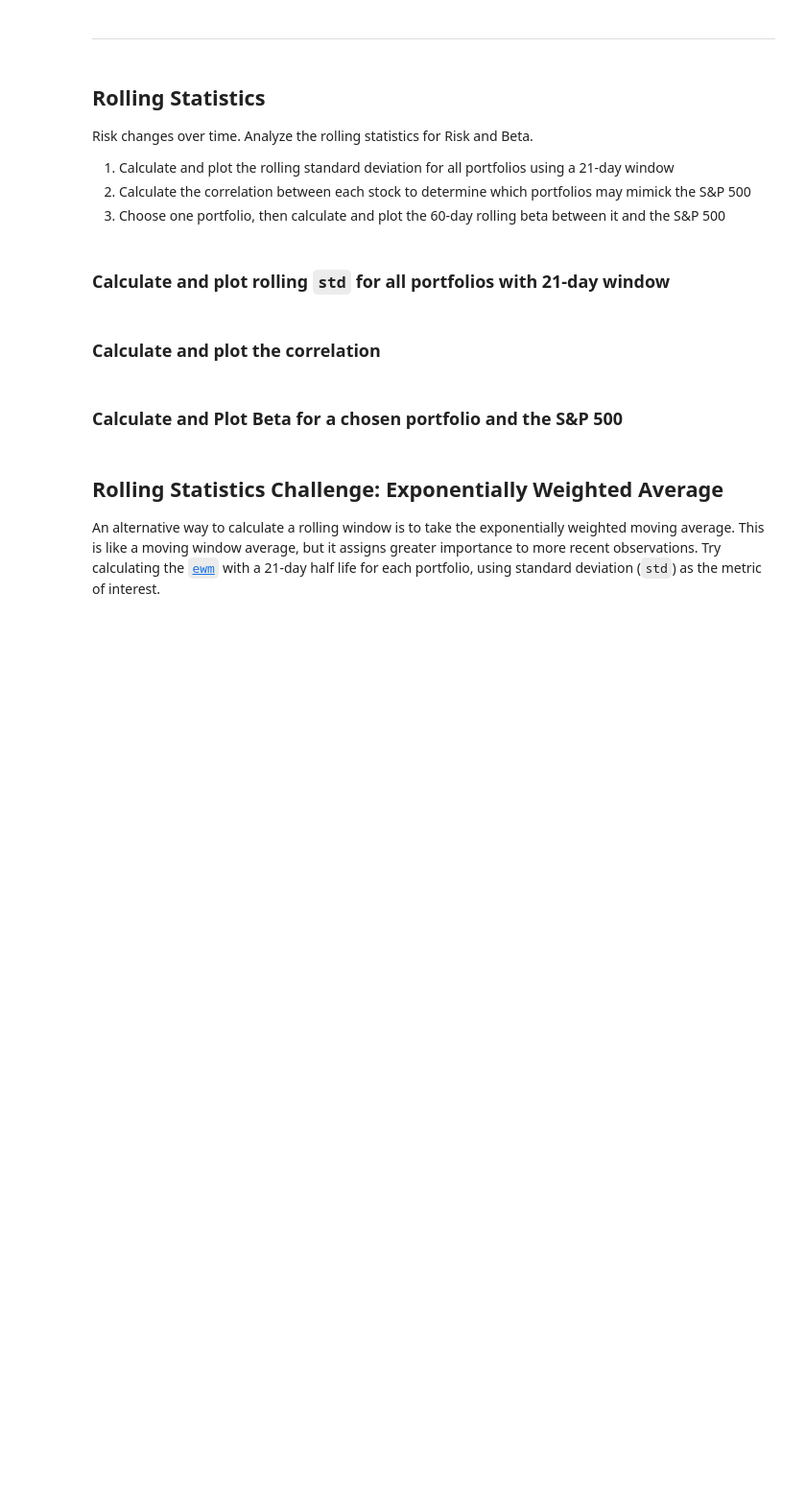
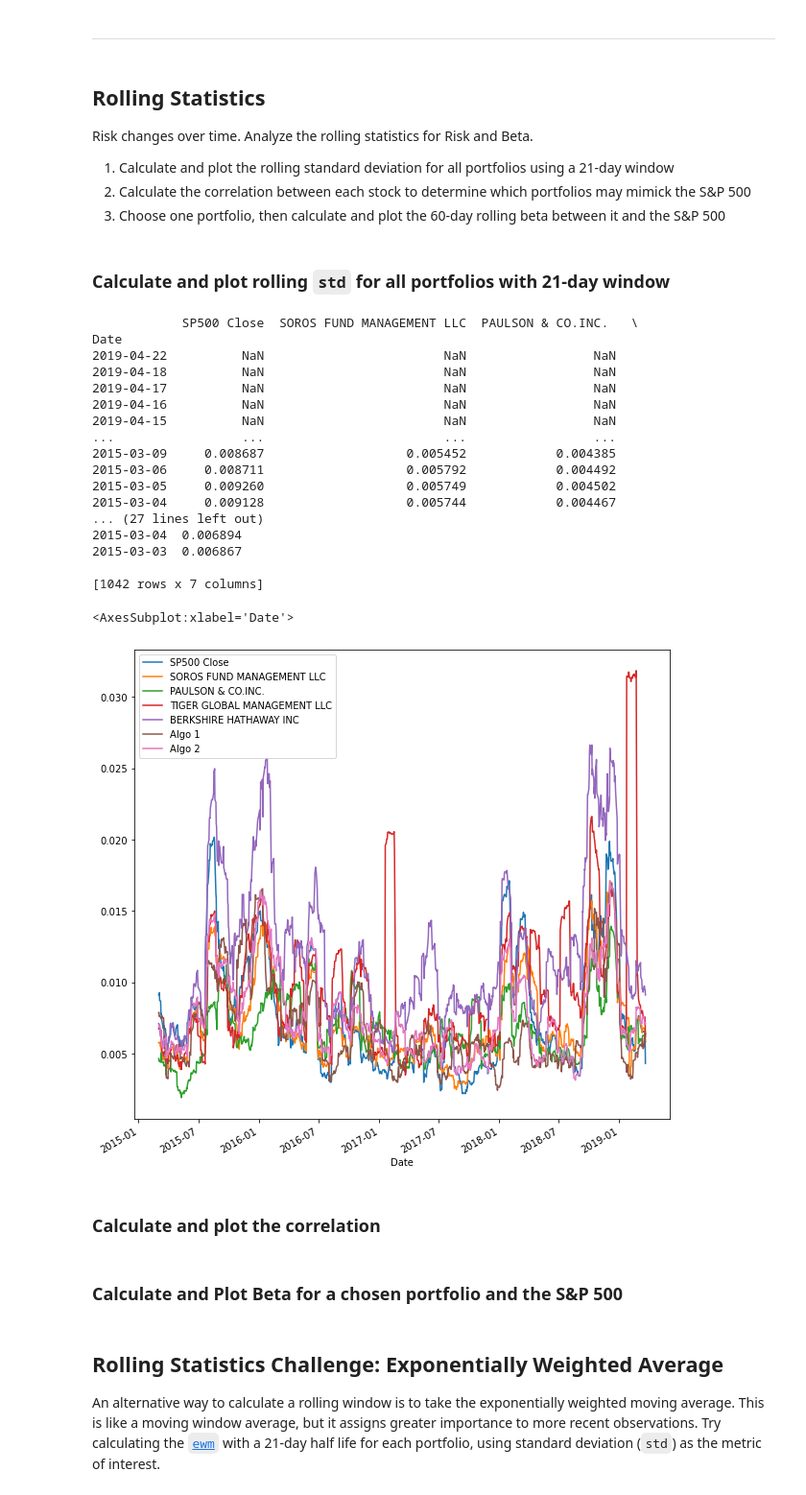
Before and after one commit to ChrisBaurkot/Portfolio-Return-Analysis, a Jupyter notebook: whale_analysis.ipynb, the cells around one changed output. Shown at 96% size. Cells and saved outputs as stored; diff of their text form; code cells hidden in the pictures; blank space fills up the shorter version.

Commit message:
Portfolio Return Updates

```diff
--- a/whale_analysis.ipynb
+++ b/whale_analysis.ipynb
@@ -296,8 +302,32 @@ Risk changes over time. Analyze the rolling statistics for Risk and Beta.
 ### Calculate and plot rolling `std` for all portfolios with 21-day window
 # %%
 # Calculate the rolling standard deviation for all portfolios using a 21-day window
+from numpy import std
 
+rolling_std = joined_returns.rolling(window=21).std()
+print(rolling_std)
 # Plot the rolling standard deviation
+rolling_std.plot(figsize=(10,10))
+# %% [output]
+            SP500 Close  SOROS FUND MANAGEMENT LLC  PAULSON & CO.INC.   \
+Date
+2019-04-22          NaN                        NaN                 NaN
+2019-04-18          NaN                        NaN                 NaN
+2019-04-17          NaN                        NaN                 NaN
+2019-04-16          NaN                        NaN                 NaN
+2019-04-15          NaN                        NaN                 NaN
+...                 ...                        ...                 ...
+2015-03-09     0.008687                   0.005452            0.004385
+2015-03-06     0.008711                   0.005792            0.004492
+2015-03-05     0.009260                   0.005749            0.004502
+2015-03-04     0.009128                   0.005744            0.004467
+... (27 lines left out)
+2015-03-04  0.006894
+2015-03-03  0.006867
+
+[1042 rows x 7 columns]
+<AxesSubplot:xlabel='Date'>
+[figure, added]
 # %% [markdown]
 ### Calculate and plot the correlation
 # %%
```
Also changed, not shown: parts of 2 cells of this notebook.
